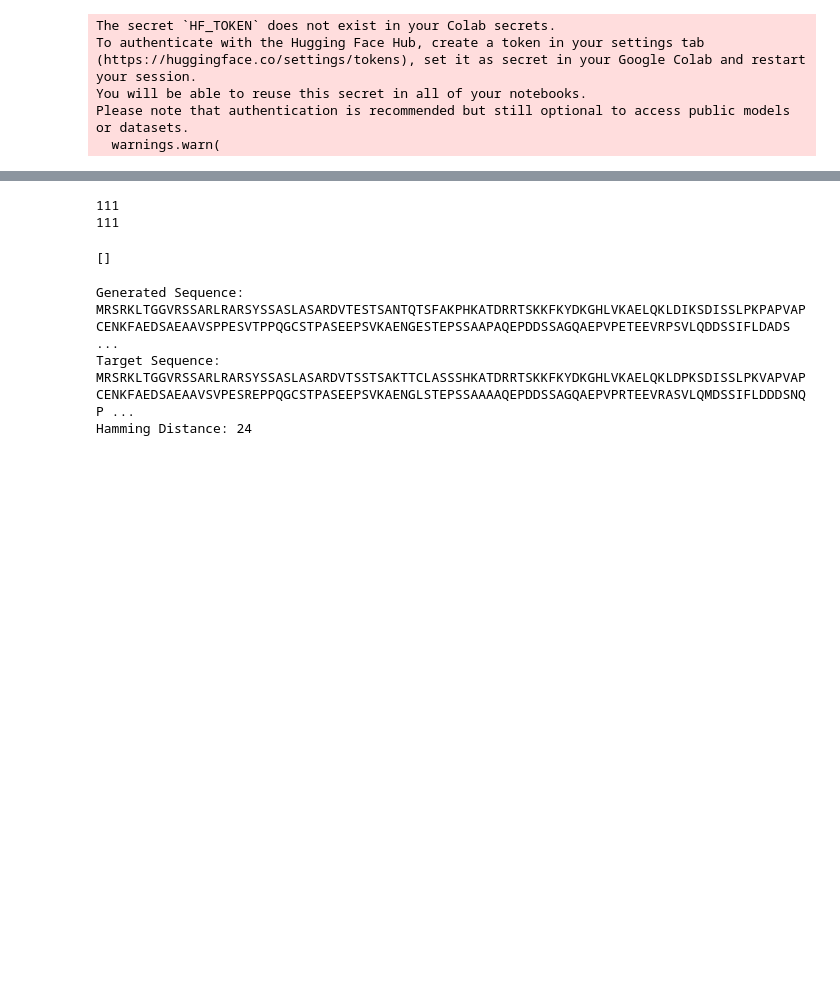
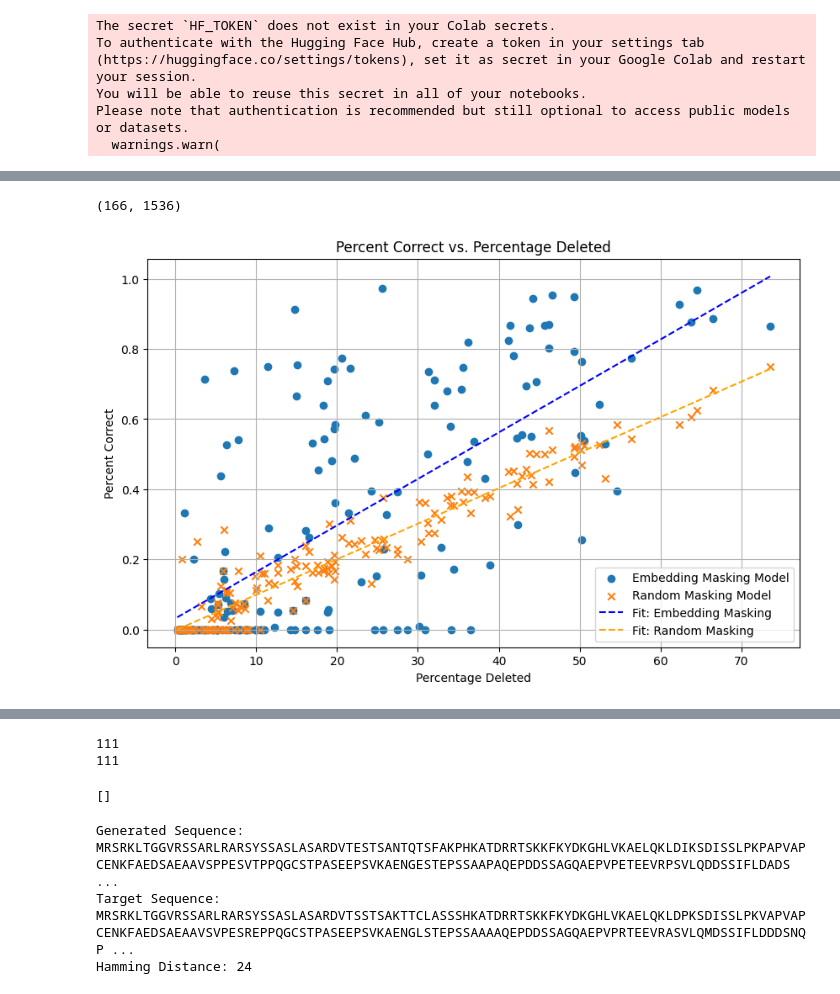
Before and after one commit to vihan-lakshman/mutagenic, a Jupyter notebook: robin's_copy_of_masking_pipeline.ipynb, the cells around one changed output, grey strips where cells are left out. Cells and saved outputs as stored; diff of their text form; code cells hidden in the pictures; blank space fills up the shorter version.

```diff
--- a/robin's_copy_of_masking_pipeline.ipynb
+++ b/robin's_copy_of_masking_pipeline.ipynb
@@ -12,0 +12,4 @@ df = pd.read_csv('/content/prelim-deletion-validation-dataset-functional-annotat
+# %%
+!pip install blosum
+import blosum as bl
+matrix = bl.BLOSUM(80)
@@ -224,7 +309,7 @@ def embedding_masking_model(
     entry = df.loc[df['substituted_seq'] == prompt, 'Entry'].iloc[0]
     if generated_protein.function_annotations is None:
         embeddings_dict[entry]['hamming_distance'] = None
-        return []
+        return [],[]
 
     # Getting embedding for the protein
     protein_tensor = model.encode(generated_protein)
@@ -252,7 +337,8 @@ def embedding_masking_model(
     embedding = embeddings_dict[entry]['embedding']
 
     # Calculate cosine similarity
-    similarities = cosine_similarity(protein_np, embedding.reshape(1, -1))
+    #embedding = embedding.cpu().detach().type(torch.float32).numpy()
+    similarities = calculatesquareddist(protein_np, embedding)
 
     num_indices = int(len(prompt) * percentage / 100)
 
@@ -260,9 +346,9 @@ def embedding_masking_model(
     num_indices = max(1, num_indices)
 
     # Find the top 10 indices with the lowest cosine similarity
-    indices = np.argsort(similarities.flatten())[:num_indices]
+    indices = np.argsort(similarities)[:num_indices]
 
     # Store the indices in the embeddings_dict
     embeddings_dict[entry]['indices'] = indices.tolist()
 
-    return indices.tolist()
+    return indices.tolist(), protein_np
@@ -296,0 +355,7 @@ print(maskedindeces)
+# %%
+import math
+row = df.iloc[6]
+maskedindeces,embedding = embedding_masking_model(row['substituted_seq'], model, df, embeddings_dict,percentage=math.ceil(row['percent_deleted']))
+print(embedding.shape)
+# %% [output]
+(166, 1536)
@@ -328,0 +445,2 @@ df2.to_csv('output.csv')
+# %%
+df2 = pd.read_csv('with_seq_similarity_embedding_output_full.csv')
@@ -328,0 +516,35 @@ df2.to_csv('output.csv')
+# %%
+# prompt: graph 'Percent Correct' column for df2 and df3 over the rows
+
+import numpy as np
+import matplotlib.pyplot as plt
+
+# Assuming df2 and df3 are pandas DataFrames with columns 'Percentage Deleted' and 'Percent Correct'
+
+# Fit regression lines
+slope2, intercept2 = np.polyfit(df2['Percentage Deleted'], df2['Percent Correct'], 1)
+slope3, intercept3 = np.polyfit(df3['Percentage Deleted'], df3['Percent Correct'], 1)
+
+# Generate x values for regression lines
+x_vals2 = np.linspace(df2['Percentage Deleted'].min(), df2['Percentage Deleted'].max(), 100)
+y_vals2 = slope2 * x_vals2 + intercept2
+
+x_vals3 = np.linspace(df3['Percentage Deleted'].min(), df3['Percentage Deleted'].max(), 100)
+y_vals3 = slope3 * x_vals3 + intercept3
+
+# Plot scatter and regression lines
+plt.figure(figsize=(10, 6))
+plt.scatter(df2['Percentage Deleted'], df2['Percent Correct'], label='Embedding Masking Model', marker='o')
+plt.scatter(df3['Percentage Deleted'], df3['Percent Correct'], label='Random Masking Model', marker='x')
+
+plt.plot(x_vals2, y_vals2, color='blue', linestyle='--', label='Fit: Embedding Masking')
+plt.plot(x_vals3, y_vals3, color='orange', linestyle='--', label='Fit: Random Masking')
+
+plt.xlabel('Percentage Deleted')
+plt.ylabel('Percent Correct')
+plt.title('Percent Correct vs. Percentage Deleted')
+plt.legend()
+plt.grid(True)
+plt.show()
+# %% [output]
+[figure, added]
```
Also changed, not shown: parts of 31 cells of this notebook.
